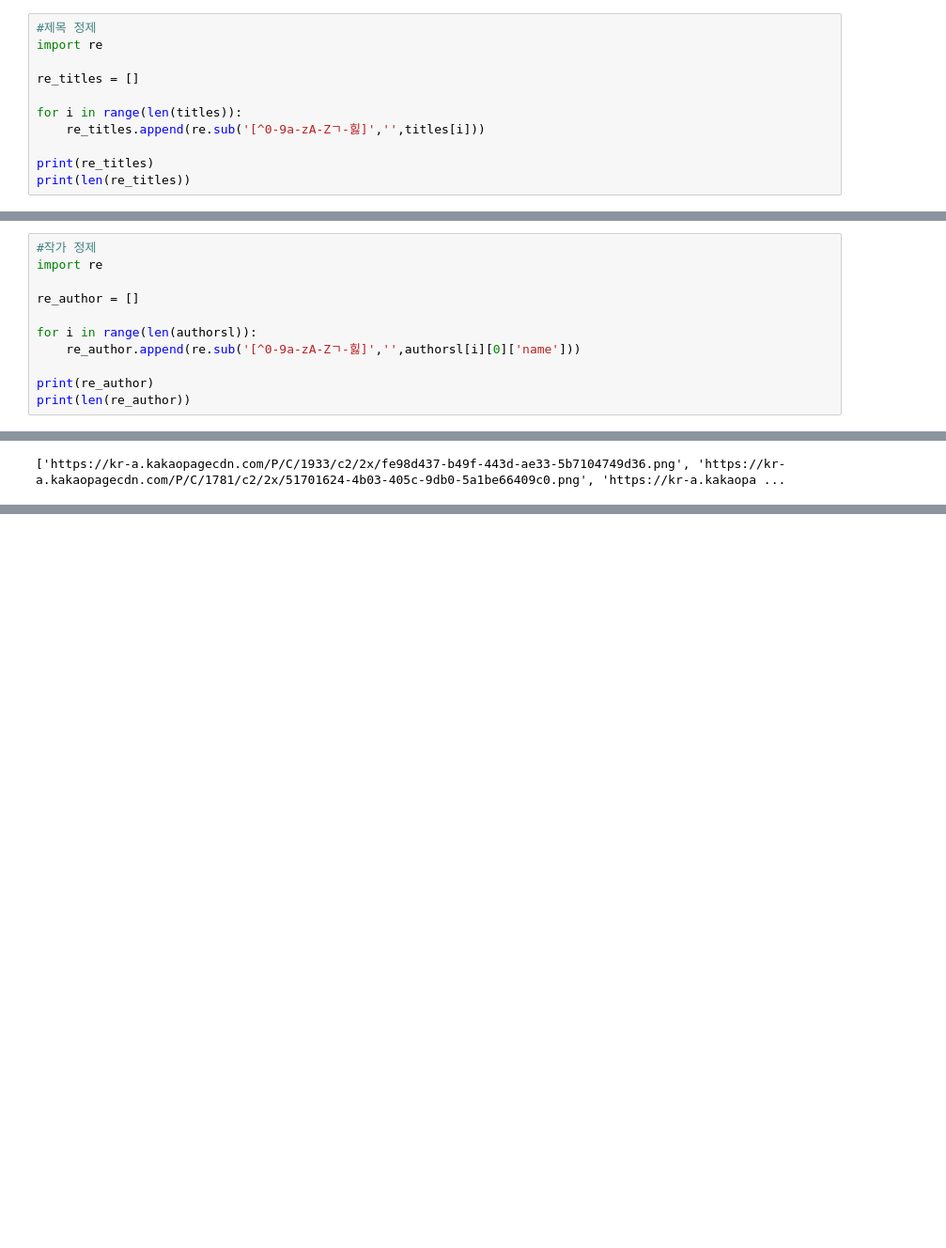
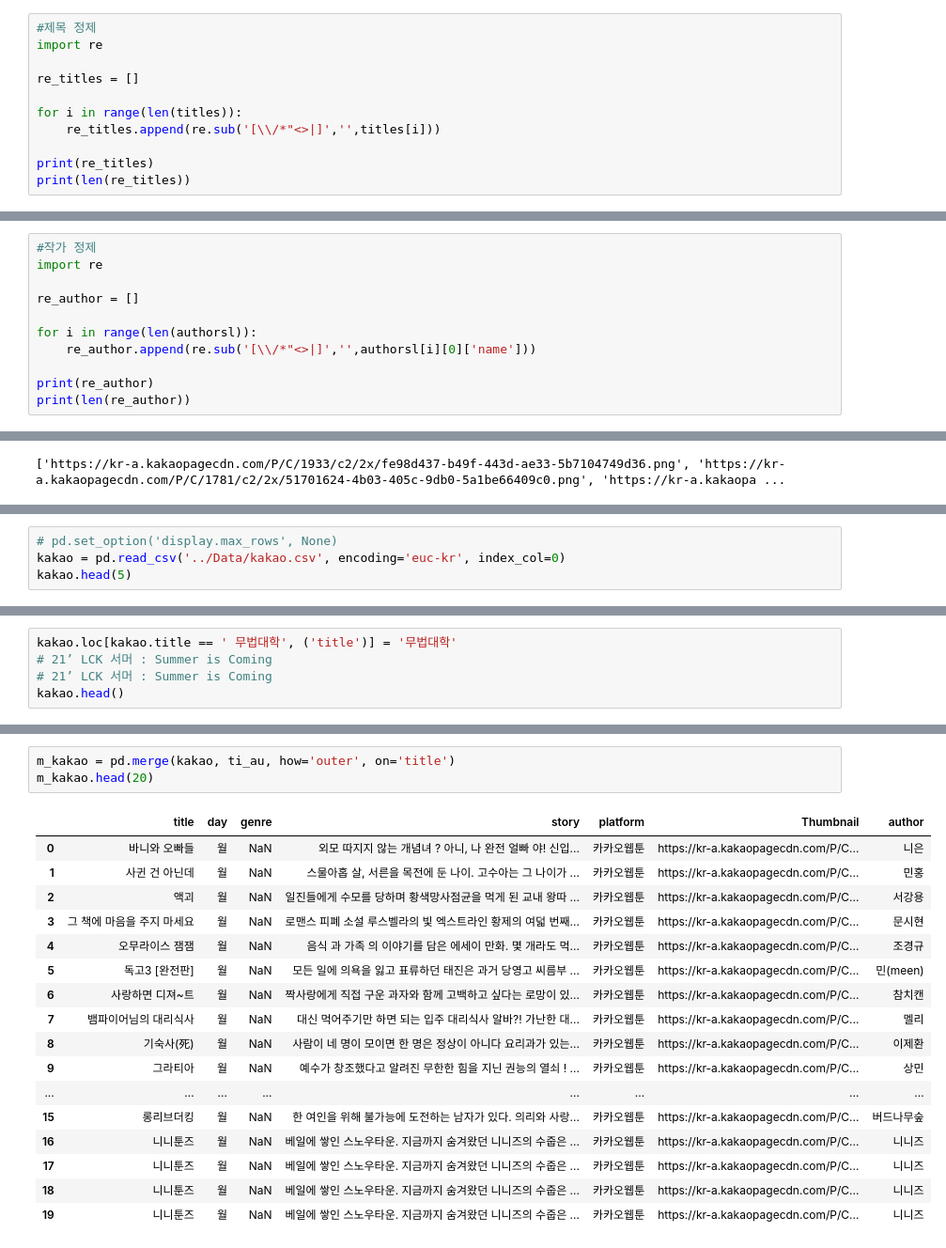
Before and after one commit to amps93/Project03_Webtoon_Recommender_System, a Jupyter notebook: Kakao/Code/Kakao_thumb.ipynb, the cells around one changed output, grey strips where cells are left out. Shown at 94% size. Drawn from its saved outputs; the diff is of its cells as text; blank space fills up the shorter version.

Commit message:
data

```diff
--- a/Kakao/Code/Kakao_thumb.ipynb
+++ b/Kakao/Code/Kakao_thumb.ipynb
@@ -92,7 +94,7 @@ import re
 re_titles = []
 
 for i in range(len(titles)):
-    re_titles.append(re.sub('[^0-9a-zA-Zㄱ-힗]','',titles[i]))
+    re_titles.append(re.sub('[\\/*"<>|]','',titles[i]))
 
 print(re_titles)
 print(len(re_titles))
@@ -106,7 +108,7 @@ import re
 re_author = []
 
 for i in range(len(authorsl)):
-    re_author.append(re.sub('[^0-9a-zA-Zㄱ-힗]','',authorsl[i][0]['name']))
+    re_author.append(re.sub('[\\/*"<>|]','',authorsl[i][0]['name']))
 
 print(re_author)
 print(len(re_author))
@@ -148,0 +140,4 @@ title[1] = []
+# %%
+# pd.set_option('display.max_rows', None)
+kakao = pd.read_csv('../Data/kakao.csv', encoding='euc-kr', index_col=0)
+kakao.head(5)
@@ -148,0 +151,5 @@ title[1] = []
+# %%
+kakao.loc[kakao.title == ' 무법대학', ('title')] = '무법대학'
+# 21’ LCK 서머 : Summer is Coming
+# 21’ LCK 서머 : Summer is Coming
+kakao.head()
@@ -148,0 +166,21 @@ title[1] = []
+# %%
+m_kakao = pd.merge(kakao, ti_au, how='outer', on='title')
+m_kakao.head(20)
+# %% [output]
+|  | title | day | genre | story | platform | Thumbnail | author |
+| 0 | 바니와 오빠들 | 월 | NaN | 외모 따지지 않는 개념녀 ? 아니, 나 완전 얼빠 야! 신입... | 카카오웹툰 | https://kr-a.kakaopagecdn.com/P/C... | 니은 |
+| 1 | 사귄 건 아닌데 | 월 | NaN | 스물아홉 살, 서른을 목전에 둔 나이. 고수아는 그 나이가 ... | 카카오웹툰 | https://kr-a.kakaopagecdn.com/P/C... | 민홍 |
+| 2 | 액괴 | 월 | NaN | 일진들에게 수모를 당하며 황색망사점균을 먹게 된 교내 왕따 ... | 카카오웹툰 | https://kr-a.kakaopagecdn.com/P/C... | 서강용 |
+| 3 | 그 책에 마음을 주지 마세요 | 월 | NaN | 로맨스 피폐 소설 루스벨라의 빛 엑스트라인 황제의 여덟 번째... | 카카오웹툰 | https://kr-a.kakaopagecdn.com/P/C... | 문시현 |
+| 4 | 오무라이스 잼잼 | 월 | NaN | 음식 과 가족 의 이야기를 담은 에세이 만화. 몇 개라도 먹... | 카카오웹툰 | https://kr-a.kakaopagecdn.com/P/C... | 조경규 |
+| 5 | 독고3 [완전판] | 월 | NaN | 모든 일에 의욕을 잃고 표류하던 태진은 과거 당영고 씨름부 ... | 카카오웹툰 | https://kr-a.kakaopagecdn.com/P/C... | 민(meen) |
+| 6 | 사랑하면 디져~트 | 월 | NaN | 짝사랑에게 직접 구운 과자와 함께 고백하고 싶다는 로망이 있... | 카카오웹툰 | https://kr-a.kakaopagecdn.com/P/C... | 참치캔 |
+| 7 | 뱀파이어님의 대리식사 | 월 | NaN | 대신 먹어주기만 하면 되는 입주 대리식사 알바?! 가난한 대... | 카카오웹툰 | https://kr-a.kakaopagecdn.com/P/C... | 멜리 |
+| 8 | 기숙사(死) | 월 | NaN | 사람이 네 명이 모이면 한 명은 정상이 아니다 요리과가 있는... | 카카오웹툰 | https://kr-a.kakaopagecdn.com/P/C... | 이제환 |
+| 9 | 그라티아 | 월 | NaN | 예수가 창조했다고 알려진 무한한 힘을 지닌 권능의 열쇠 ! ... | 카카오웹툰 | https://kr-a.kakaopagecdn.com/P/C... | 상민 |
+| ... | ... | ... | ... | ... | ... | ... | ... |
+| 15 | 롱리브더킹 | 월 | NaN | 한 여인을 위해 불가능에 도전하는 남자가 있다. 의리와 사랑... | 카카오웹툰 | https://kr-a.kakaopagecdn.com/P/C... | 버드나무숲 |
+| 16 | 니니툰즈 | 월 | NaN | 베일에 쌓인 스노우타운. 지금까지 숨겨왔던 니니즈의 수줍은 ... | 카카오웹툰 | https://kr-a.kakaopagecdn.com/P/C... | 니니즈 |
+| 17 | 니니툰즈 | 월 | NaN | 베일에 쌓인 스노우타운. 지금까지 숨겨왔던 니니즈의 수줍은 ... | 카카오웹툰 | https://kr-a.kakaopagecdn.com/P/C... | 니니즈 |
+| 18 | 니니툰즈 | 월 | NaN | 베일에 쌓인 스노우타운. 지금까지 숨겨왔던 니니즈의 수줍은 ... | 카카오웹툰 | https://kr-a.kakaopagecdn.com/P/C... | 니니즈 |
+| 19 | 니니툰즈 | 월 | NaN | 베일에 쌓인 스노우타운. 지금까지 숨겨왔던 니니즈의 수줍은 ... | 카카오웹툰 | https://kr-a.kakaopagecdn.com/P/C... | 니니즈 |
```
Also changed, not shown: parts of 13 cells of this notebook, 3 other files.
